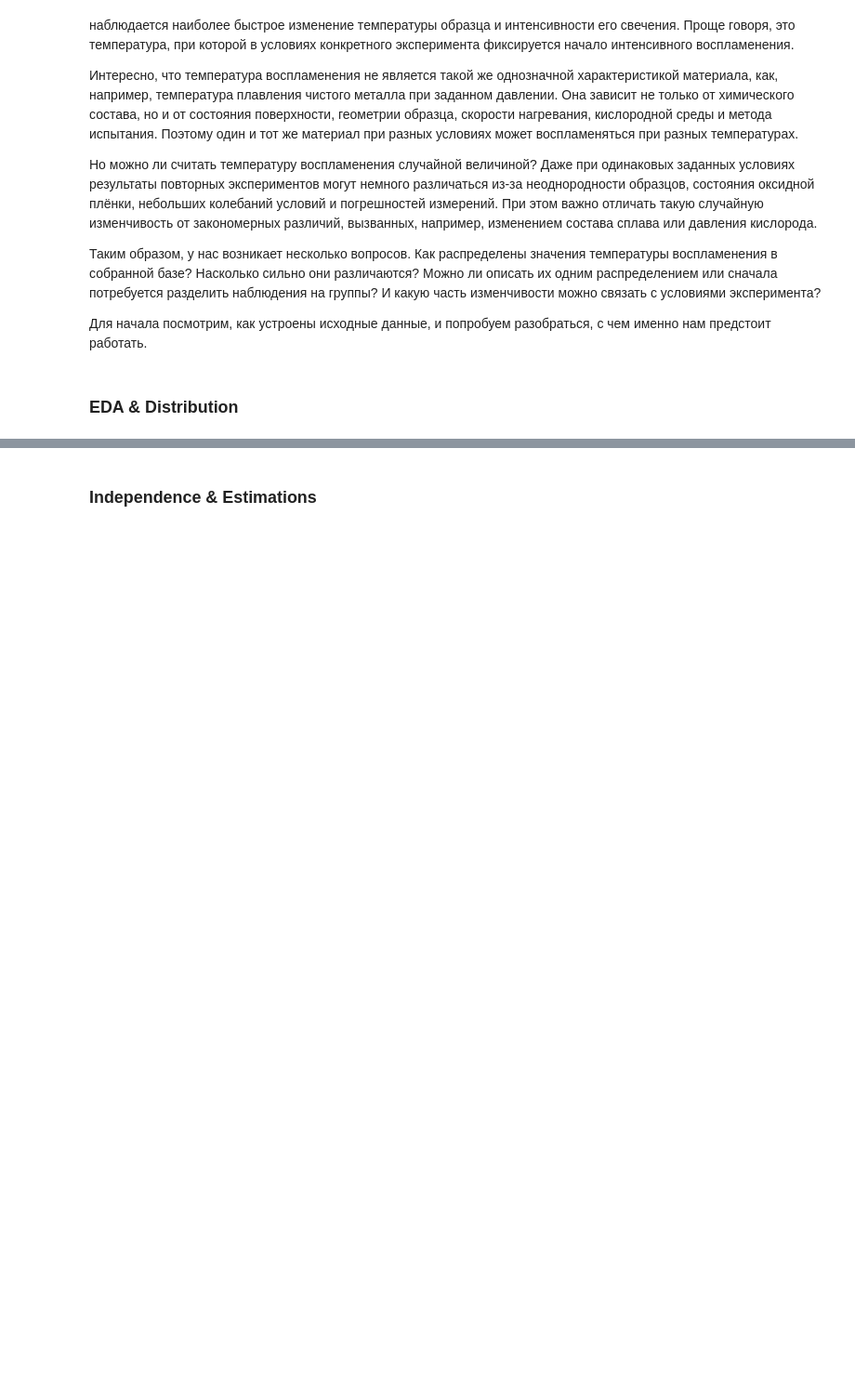
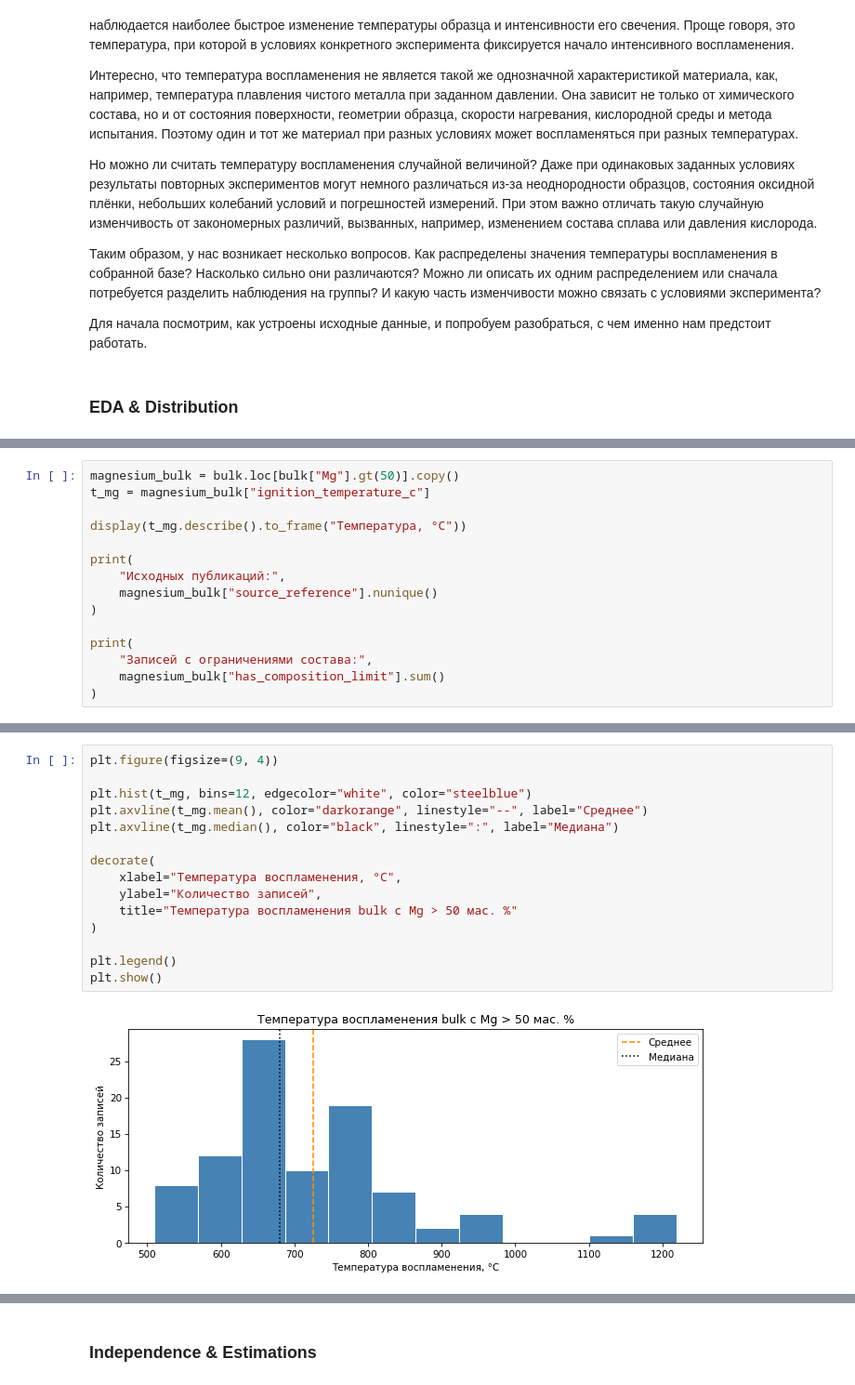
Before and after one commit to ekairaliev/AppStat-Lab01, a Jupyter notebook: AppStat_Lab01.ipynb, the cells around one changed output, grey strips where cells are left out. Shown at 93% size. Drawn from its saved outputs; the diff is of its cells as text; blank space fills up the shorter version.

```diff
--- a/AppStat_Lab01.ipynb
+++ b/AppStat_Lab01.ipynb
@@ -86,0 +634,15 @@
+# %%
+magnesium_bulk = bulk.loc[bulk["Mg"].gt(50)].copy()
+t_mg = magnesium_bulk["ignition_temperature_c"]
+
+display(t_mg.describe().to_frame("Температура, °C"))
+
+print(
+    "Исходных публикаций:",
+    magnesium_bulk["source_reference"].nunique()
+)
+
+print(
+    "Записей с ограничениями состава:",
+    magnesium_bulk["has_composition_limit"].sum()
+)
@@ -86,0 +679,17 @@
+# %%
+plt.figure(figsize=(9, 4))
+
+plt.hist(t_mg, bins=12, edgecolor="white", color="steelblue")
+plt.axvline(t_mg.mean(), color="darkorange", linestyle="--", label="Среднее")
+plt.axvline(t_mg.median(), color="black", linestyle=":", label="Медиана")
+
+decorate(
+    xlabel="Температура воспламенения, °C",
+    ylabel="Количество записей",
+    title="Температура воспламенения bulk с Mg > 50 мас. %"
+)
+
+plt.legend()
+plt.show()
+# %% [output]
+[figure, added]
```
Also changed, not shown: parts of 66 cells of this notebook.
